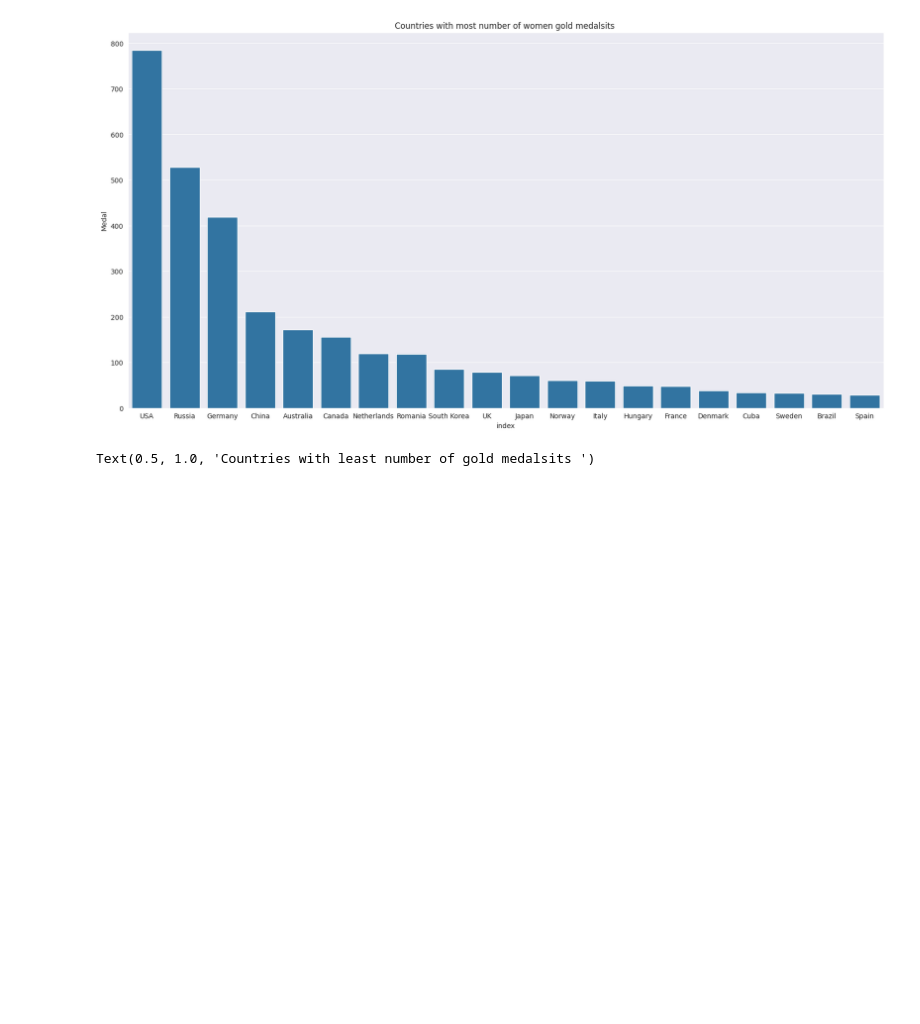
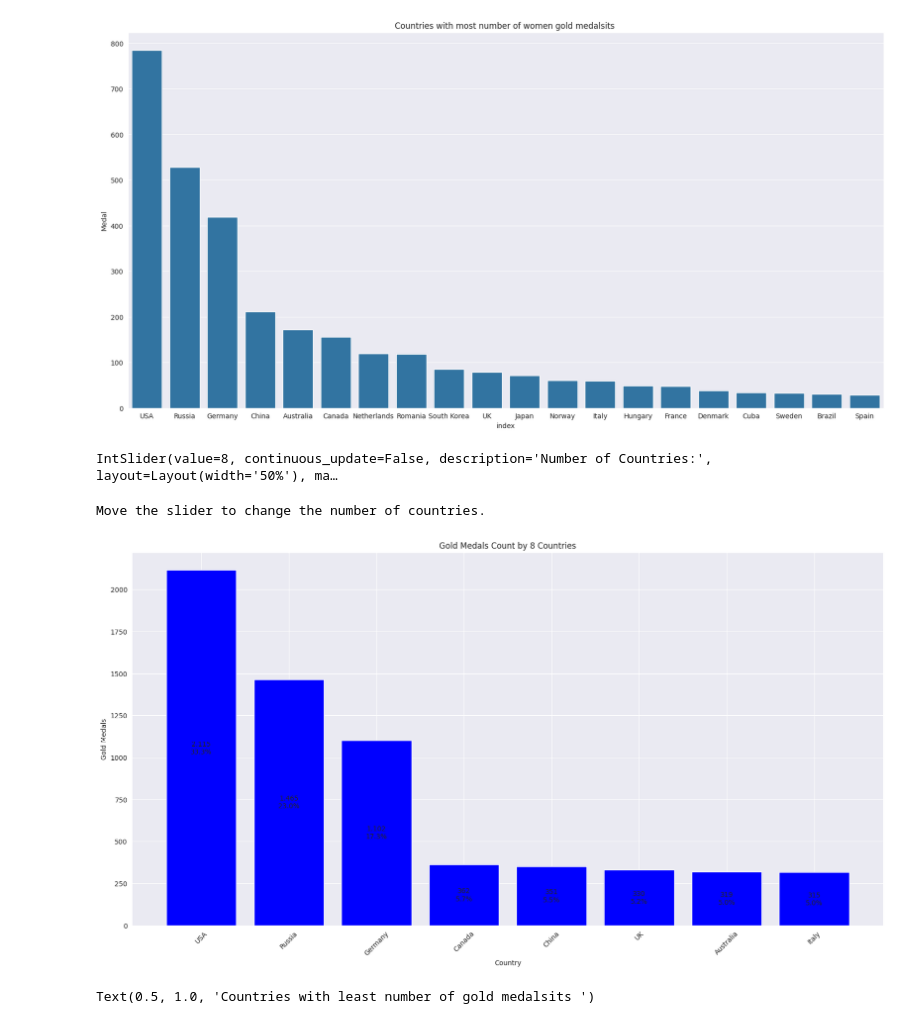
Before and after one commit to MichaelSchmidt1729/EDA, a Jupyter notebook: let_s_discover_more_about_the_olympic_games.ipynb, the cells around one changed output. Saved outputs shown, nothing was run; the diff lists cells and outputs as text; code cells hidden in the pictures; blank space fills up the shorter version.

```diff
--- a/let_s_discover_more_about_the_olympic_games.ipynb
+++ b/let_s_discover_more_about_the_olympic_games.ipynb
@@ -516,6 +516,63 @@ plt.title('Countries with most number of women gold medalsits ')
 # %% [output]
 Text(0.5, 1.0, 'Countries with most number of women gold medalsits ')
 [figure]
+# %%
+# TODO: make this right
+# make the sliders not change whole visuals
+# Example list of countries to highlight
+highlight_countries = ['CountryName1', 'CountryName2']
+
+def plot_goldmedals(n_countries):
+    clear_output(wait=True)
+    display(slider)  # Redisplay the slider
+    print("Move the slider to change the number of countries.")  # Instruction text
+
+    data = totalGoldMedals.reset_index().head(n_countries)
+    plt.figure(figsize=(20, 10))
+
+    # Check each country and decide the color
+    colors = ['red' if country in highlight_countries else 'blue' for country in data['index']]
+
+    bars = plt.bar(data['index'], data['Medal'], color=colors)  # Use colors list here
+
+    total_medals = data['Medal'].sum()
+
+    for bar in bars:
+        height = bar.get_height()
+        percentage = f"{(height / total_medals) * 100:.1f}%"
+        plt.text(bar.get_x() + bar.get_width() / 2.0, height / 2, f"{height:,}".replace(",", ".") + f"\n{percentage}", ha='center', va='center')
+
+    plt.xlabel('Country')
+    plt.ylabel('Gold Medals')
+    plt.xticks(rotation=45)
+    plt.title(f'Gold Medals Count by {n_countries} Countries')
+
+    plt.show()
+
+# Adjusting slider appearance
+slider_style = {'description_width': 'initial', 'handle_color': 'lightblue'}
+slider = widgets.IntSlider(
+    value=8,
+    min=1,
+    max=20,  # Adjust according to your DataFrame
+    step=1,
+    description='Number of Countries:',
+    continuous_update=False,
+    style=slider_style,
+    layout=widgets.Layout(width='50%')  # Making the slider larger
+)
+
+def update_plot(change):
+    plot_goldmedals(change.new)
+
+slider.observe(update_plot, names='value')
+
+# Initial display
+plot_goldmedals(slider.value)
+# %% [output]
+IntSlider(value=8, continuous_update=False, description='Number of Countries:', layout=Layout(width='50%'), ma…
+Move the slider to change the number of countries.
+[figure, added]
 # %%
 plt.figure(figsize=(20, 10))
 sns.barplot(x='index',y="Medal",data=womenGold.tail(20))
```
